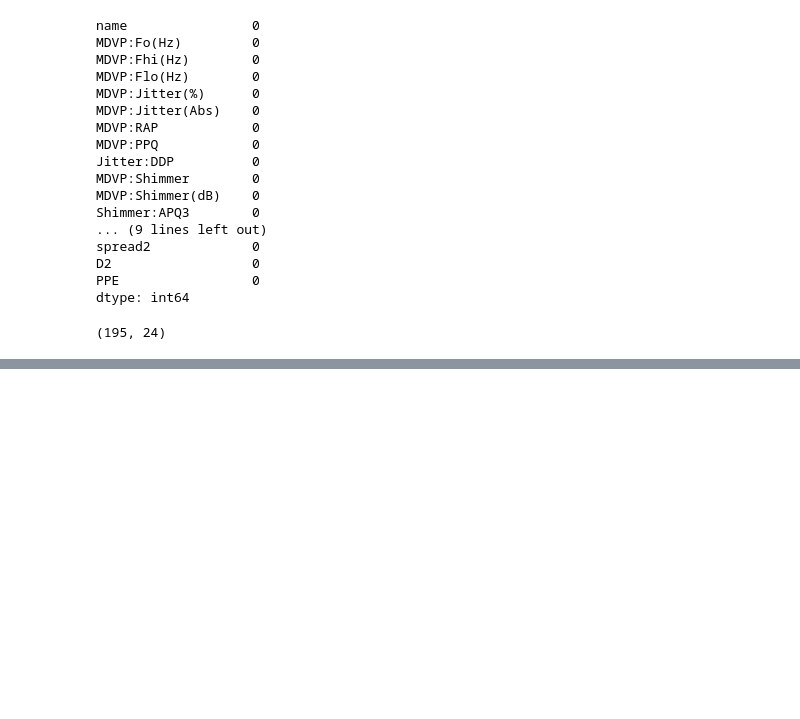
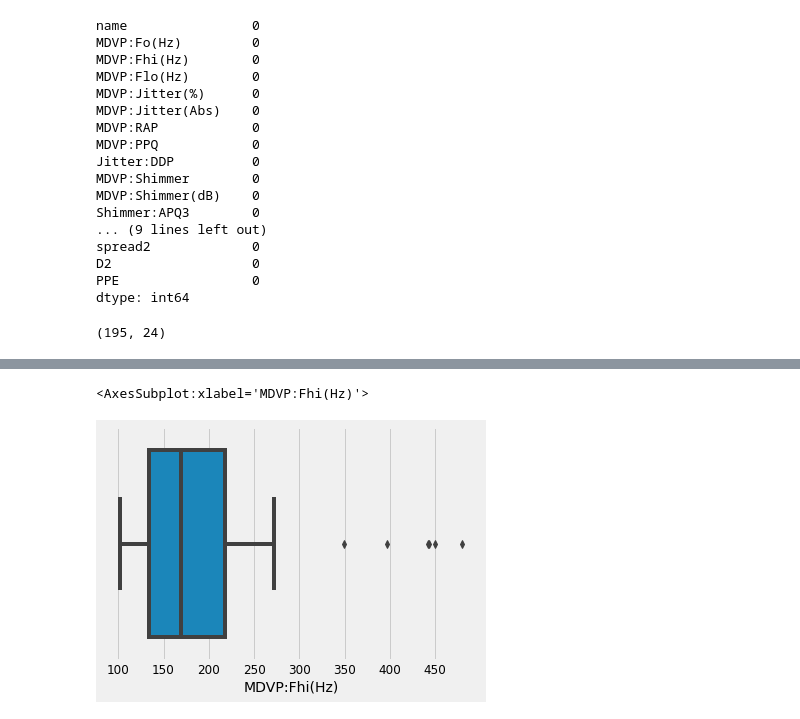
Before and after one commit to angelsmreyes/Deteccion-de-Parkinson-proyecto, a Jupyter notebook: Parkinson desease .ipynb, the cells around one changed output, grey strips where cells are left out. Cells and saved outputs as stored; diff of their text form; code cells hidden in the pictures; blank space fills up the shorter version.

```diff
--- a/Parkinson desease .ipynb
+++ b/Parkinson desease .ipynb
@@ -86,0 +235,9 @@ Parece que hay problemas de colinealidad con algunas variables
+# %%
+q1 = np.percentile(X['MDVP:Fhi(Hz)'], 25)
+q3 = np.percentile(X['MDVP:Fhi(Hz)'], 75)
+
+iqr = q3 - q1
+upper = q3 + (iqr*3)
+lower = q1 - (iqr*3)
+# %%
+parkinson_v_c = parkinson_vocal[parkinson_vocal['MDVP:Fhi(Hz)'] < upper]
@@ -86,0 +260,5 @@ Parece que hay problemas de colinealidad con algunas variables
+# %%
+sns.boxplot(x='MDVP:Fhi(Hz)', data=parkinson_v_c)
+# %% [output]
+<AxesSubplot:xlabel='MDVP:Fhi(Hz)'>
+[figure, added]
```
Also changed, not shown: parts of 30 cells of this notebook.
